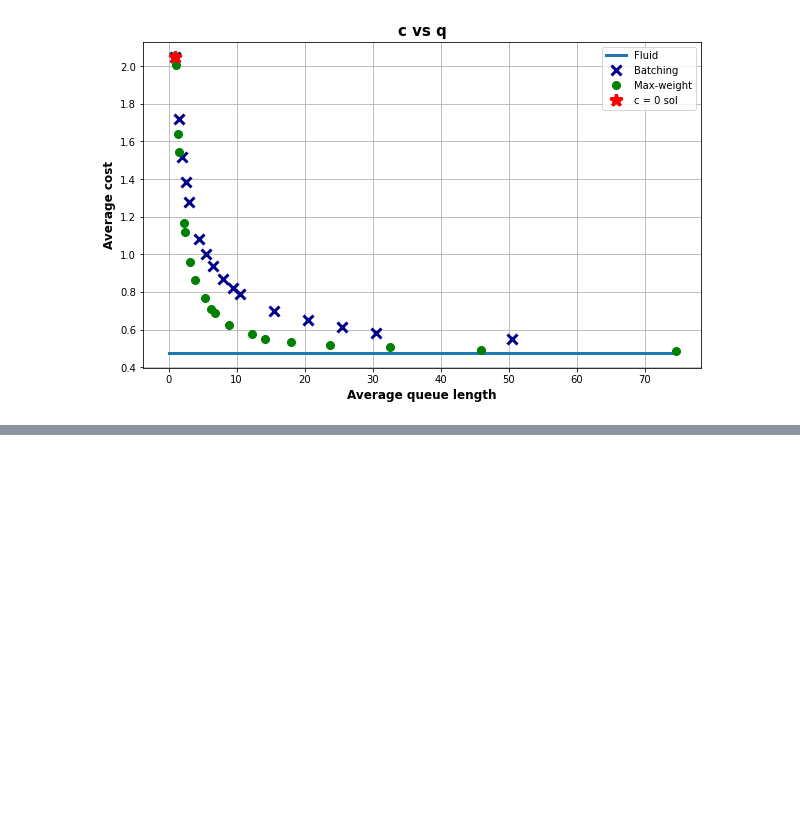
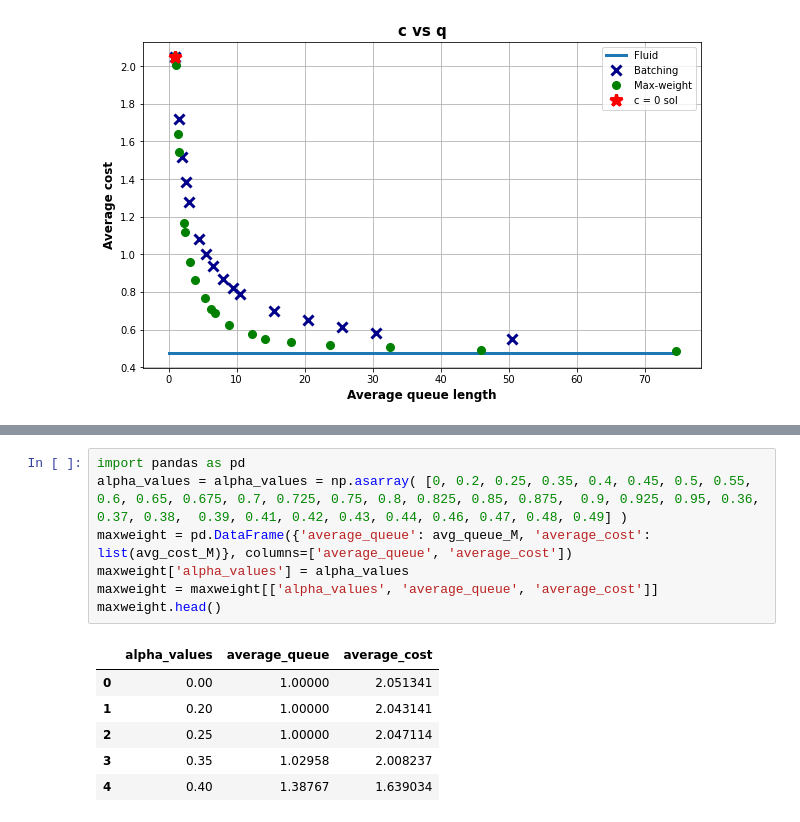
Before and after one commit to mew-two-github/Spatial-Matching-Simulations, a Jupyter notebook: plots.ipynb, the cells around one changed output, grey strips where cells are left out. Drawn from its saved outputs; the diff is of its cells as text; blank space fills up the shorter version.

```diff
--- a/plots.ipynb
+++ b/plots.ipynb
@@ -716,0 +827,14 @@ Coefficient statistics:
+# %%
+import pandas as pd
+alpha_values = alpha_values = np.asarray( [0, 0.2, 0.25, 0.35, 0.4, 0.45, 0.5, 0.55, 0.6, 0.65, 0.675, 0.7, 0.725, 0.75, 0.8, 0.825, 0.85, 0.875,  0.9, 0.925, 0.95, 0.36, 0.37, 0.38,  0.39, 0.41, 0.42, 0.43, 0.44, 0.46, 0.47, 0.48, 0.49] )
+maxweight = pd.DataFrame({'average_queue': avg_queue_M, 'average_cost': list(avg_cost_M)}, columns=['average_queue', 'average_cost'])
+maxweight['alpha_values'] = alpha_values
+maxweight = maxweight[['alpha_values', 'average_queue', 'average_cost']]
+maxweight.head()
+# %% [output]
+|  | alpha_values | average_queue | average_cost |
+| 0 | 0.00 | 1.00000 | 2.051341 |
+| 1 | 0.20 | 1.00000 | 2.043141 |
+| 2 | 0.25 | 1.00000 | 2.047114 |
+| 3 | 0.35 | 1.02958 | 2.008237 |
+| 4 | 0.40 | 1.38767 | 1.639034 |
```
Also changed, not shown: parts of 15 cells of this notebook, 2 other files.
